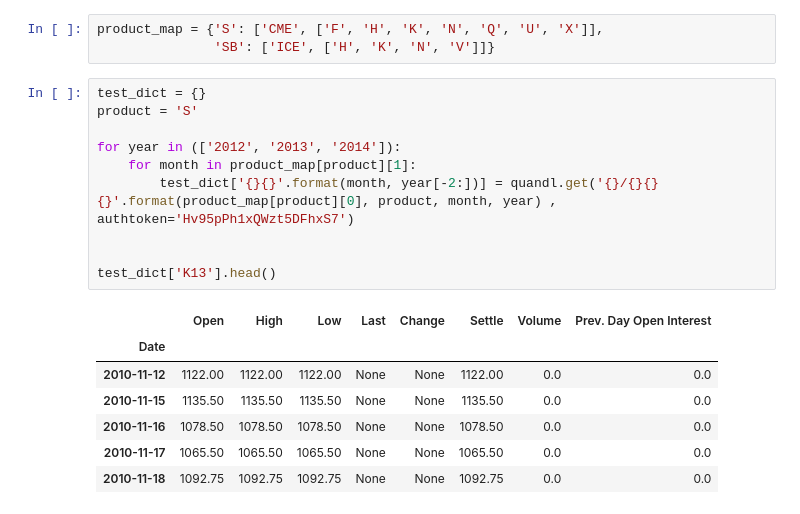
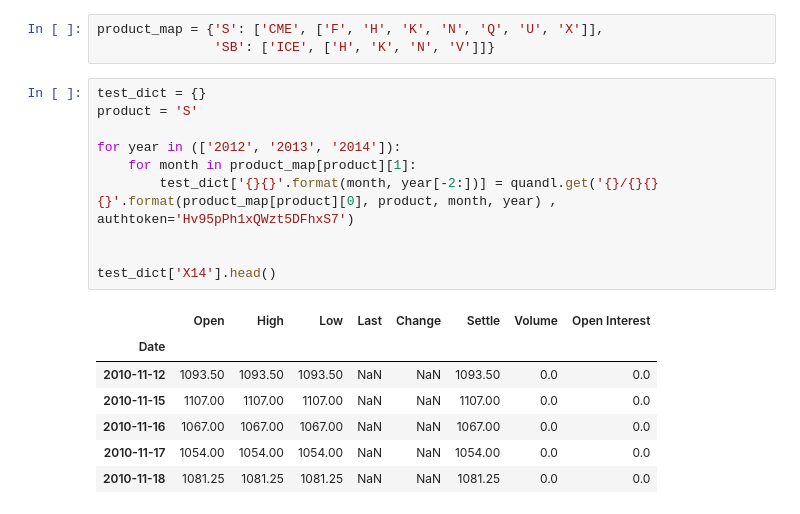
Before and after one commit to franko003/Commodity_TS_Analysis, a Jupyter notebook: notebooks/data_collection_&_cleaning.ipynb, the cells around one changed output. Cells and saved outputs as stored; diff of their text form.

```diff
--- a/notebooks/data_collection_&_cleaning.ipynb
+++ b/notebooks/data_collection_&_cleaning.ipynb
@@ -219,18 +219,18 @@ product_map = {'S': ['CME', ['F', 'H', 'K', 'N', 'Q', 'U', 'X']],
 # %%
 test_dict = {}
 product = 'S'
 
 for year in (['2012', '2013', '2014']):
     for month in product_map[product][1]:
         test_dict['{}{}'.format(month, year[-2:])] = quandl.get('{}/{}{}{}'.format(product_map[product][0], product, month, year) , authtoken='Hv95pPh1xQWzt5DFhxS7')
 
 
-test_dict['K13'].head()
+test_dict['X14'].head()
 # %% [output]
-|  | Open | High | Low | Last | Change | Settle | Volume | Prev. Day Open Interest |
+|  | Open | High | Low | Last | Change | Settle | Volume | Open Interest |
 | Date |  |  |  |  |  |  |  |  |
-| 2010-11-12 | 1122.00 | 1122.00 | 1122.00 | None | None | 1122.00 | 0.0 | 0.0 |
-| 2010-11-15 | 1135.50 | 1135.50 | 1135.50 | None | None | 1135.50 | 0.0 | 0.0 |
-| 2010-11-16 | 1078.50 | 1078.50 | 1078.50 | None | None | 1078.50 | 0.0 | 0.0 |
-| 2010-11-17 | 1065.50 | 1065.50 | 1065.50 | None | None | 1065.50 | 0.0 | 0.0 |
-| 2010-11-18 | 1092.75 | 1092.75 | 1092.75 | None | None | 1092.75 | 0.0 | 0.0 |
+| 2010-11-12 | 1093.50 | 1093.50 | 1093.50 | NaN | NaN | 1093.50 | 0.0 | 0.0 |
+| 2010-11-15 | 1107.00 | 1107.00 | 1107.00 | NaN | NaN | 1107.00 | 0.0 | 0.0 |
+| 2010-11-16 | 1067.00 | 1067.00 | 1067.00 | NaN | NaN | 1067.00 | 0.0 | 0.0 |
+| 2010-11-17 | 1054.00 | 1054.00 | 1054.00 | NaN | NaN | 1054.00 | 0.0 | 0.0 |
+| 2010-11-18 | 1081.25 | 1081.25 | 1081.25 | NaN | NaN | 1081.25 | 0.0 | 0.0 |
```
